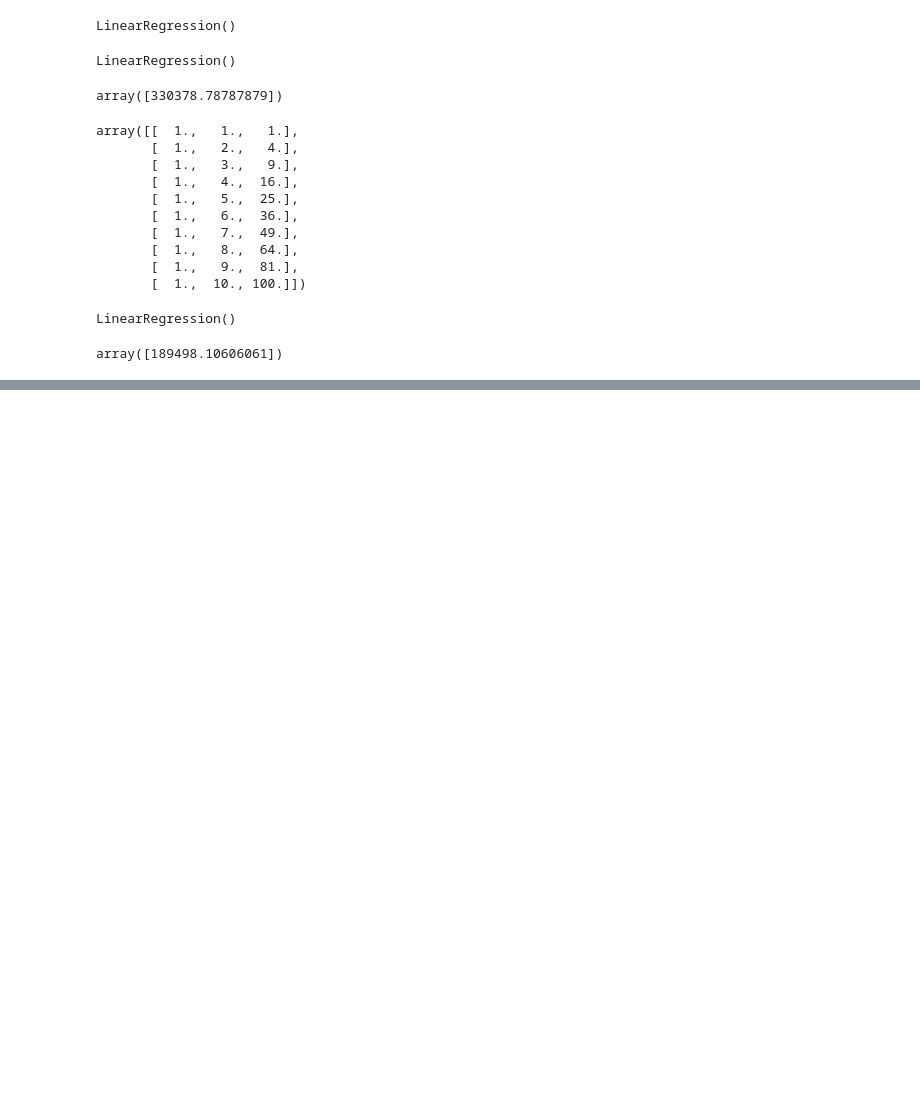
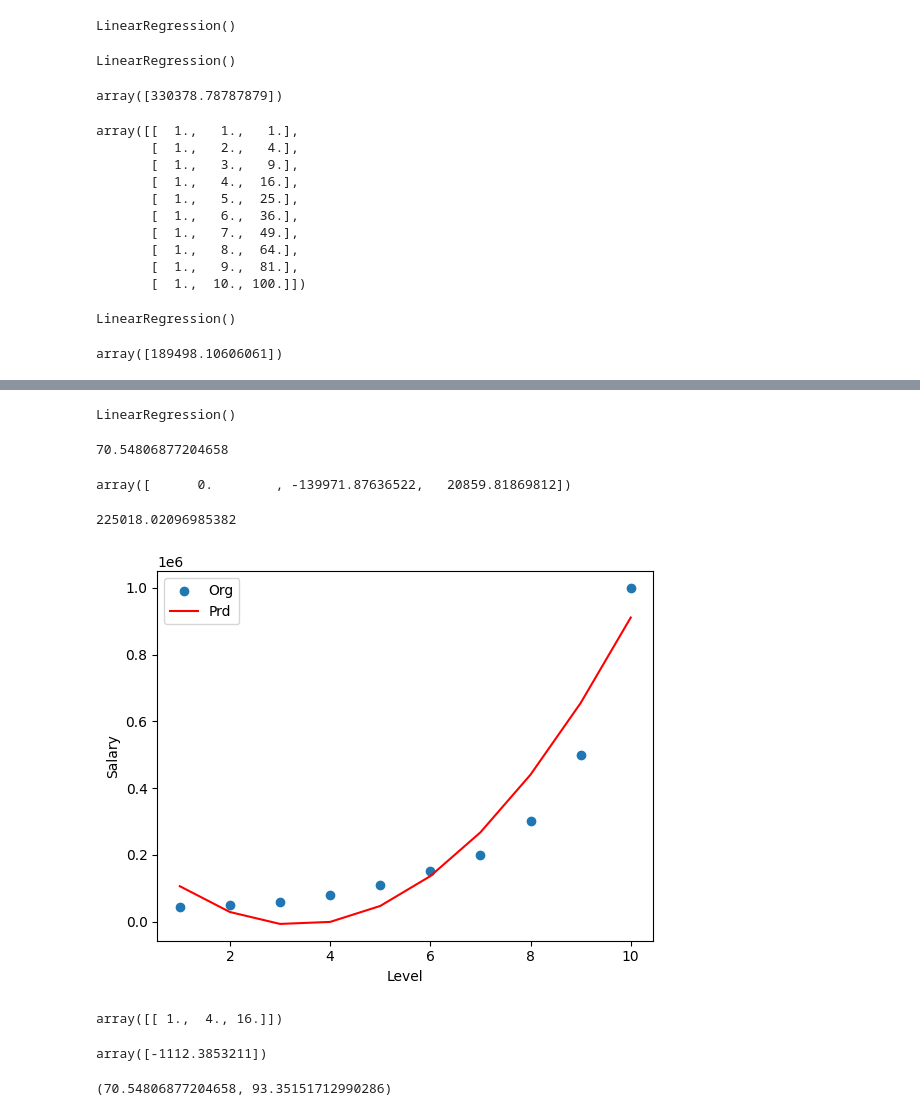
Before and after one commit to azaz9026/Machine_Learning_Algorithms, a Jupyter notebook: Linear Regression/polynomial_regression.ipynb, the cells around one changed output, grey strips where cells are left out. Drawn from its saved outputs; the diff is of its cells as text; code cells hidden in the pictures; blank space fills up the shorter version.

```diff
--- a/Linear Regression/polynomial_regression.ipynb
+++ b/Linear Regression/polynomial_regression.ipynb
@@ -105,0 +165,49 @@ array([189498.10606061])
+# %%
+from sklearn.model_selection import train_test_split
+
+x_train , x_test , y_train , y_test = train_test_split(x , y , test_size = 0.2 , random_state = 10)
+# %%
+from sklearn.linear_model import LinearRegression
+
+model = LinearRegression()
+# %%
+model.fit(x_train, y_train)
+# %% [output]
+LinearRegression()
+# %%
+model.score(x_test , y_test)*100
+# %% [output]
+70.54806877204658
+# %%
+prd = model.predict(x)
+# %%
+model.coef_
+# %% [output]
+array([      0.        , -139971.87636522,   20859.81869812])
+# %%
+model.intercept_
+# %% [output]
+225018.02096985382
+# %%
+plt.scatter(df['Level'] , df['Salary'])
+plt.plot(df['Level'] , prd , color='r')
+plt.xlabel('Level')
+plt.ylabel('Salary')
+plt.legend(['Org', 'Prd'])
+plt.show()
+# %% [output]
+[figure, added]
+# %%
+test  = pf.transform([[4]])
+
+test
+# %% [output]
+array([[ 1.,  4., 16.]])
+# %%
+model.predict(test)
+# %% [output]
+array([-1112.3853211])
+# %%
+model.score(x_test, y_test)*100 , model.score(x_train , y_train)*100
+# %% [output]
+(70.54806877204658, 93.35151712990286)
```
Also changed, not shown: parts of 8 cells of this notebook, 1 other file.
